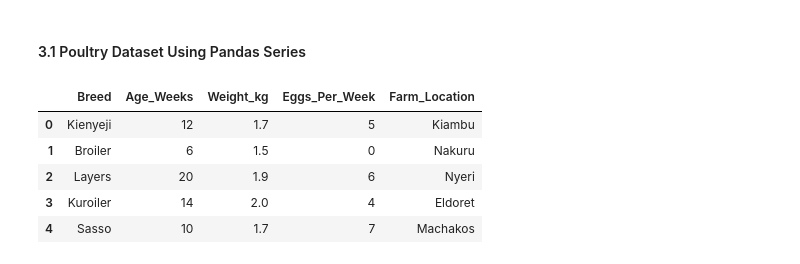
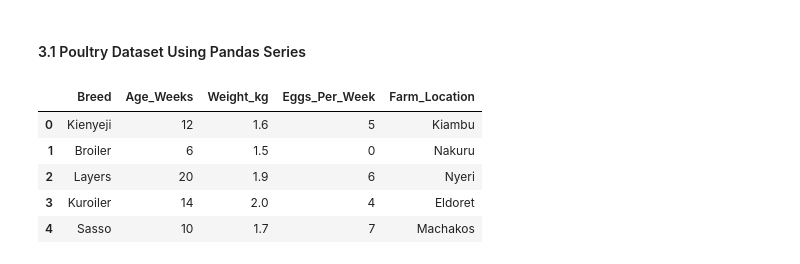
Before and after one commit to Clinton1029/create_data_python, a Jupyter notebook: create_data_python.ipynb, the cells around one changed output. Saved outputs shown, nothing was run; the diff lists cells and outputs as text; code cells hidden in the pictures.

```diff
--- a/create_data_python.ipynb
+++ b/create_data_python.ipynb
@@ -150,24 +150,24 @@ student_df
 # %%
 breed = pd.Series(["Kienyeji", "Broiler", "Layers", "Kuroiler", "Sasso"])
 age_weeks = pd.Series([12, 6, 20, 14, 10])
-weight_kg = pd.Series([1.7, 1.5, 1.9, 2.0, 1.7])
+weight_kg = pd.Series([1.6, 1.5, 1.9, 2.0, 1.7])
 eggs_per_week = pd.Series([5, 0, 6, 4, 7])
 farm_location = pd.Series(["Kiambu", "Nakuru", "Nyeri", "Eldoret", "Machakos"])
 
 # Put all Series into a list
 series_list = [breed, age_weeks, weight_kg, eggs_per_week, farm_location]
 
 # Convert to DataFrame by stacking columns
 poultry_df = pd.DataFrame(series_list).T
 
 # Assign column names
 poultry_df.columns = ["Breed", "Age_Weeks", "Weight_kg", "Eggs_Per_Week", "Farm_Location"]
 
 # Display
 poultry_df.head(6)
 # %% [output]
 |  | Breed | Age_Weeks | Weight_kg | Eggs_Per_Week | Farm_Location |
-| 0 | Kienyeji | 12 | 1.7 | 5 | Kiambu |
+| 0 | Kienyeji | 12 | 1.6 | 5 | Kiambu |
 | 1 | Broiler | 6 | 1.5 | 0 | Nakuru |
 | 2 | Layers | 20 | 1.9 | 6 | Nyeri |
 | 3 | Kuroiler | 14 | 2.0 | 4 | Eldoret |
```
